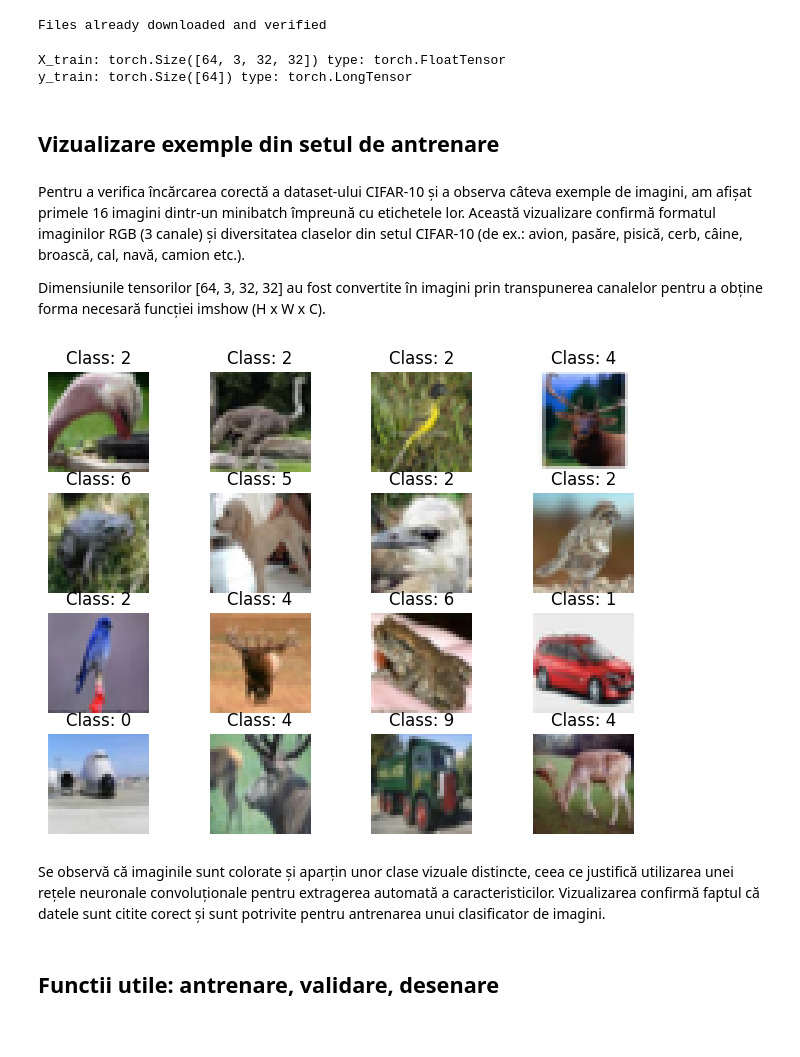
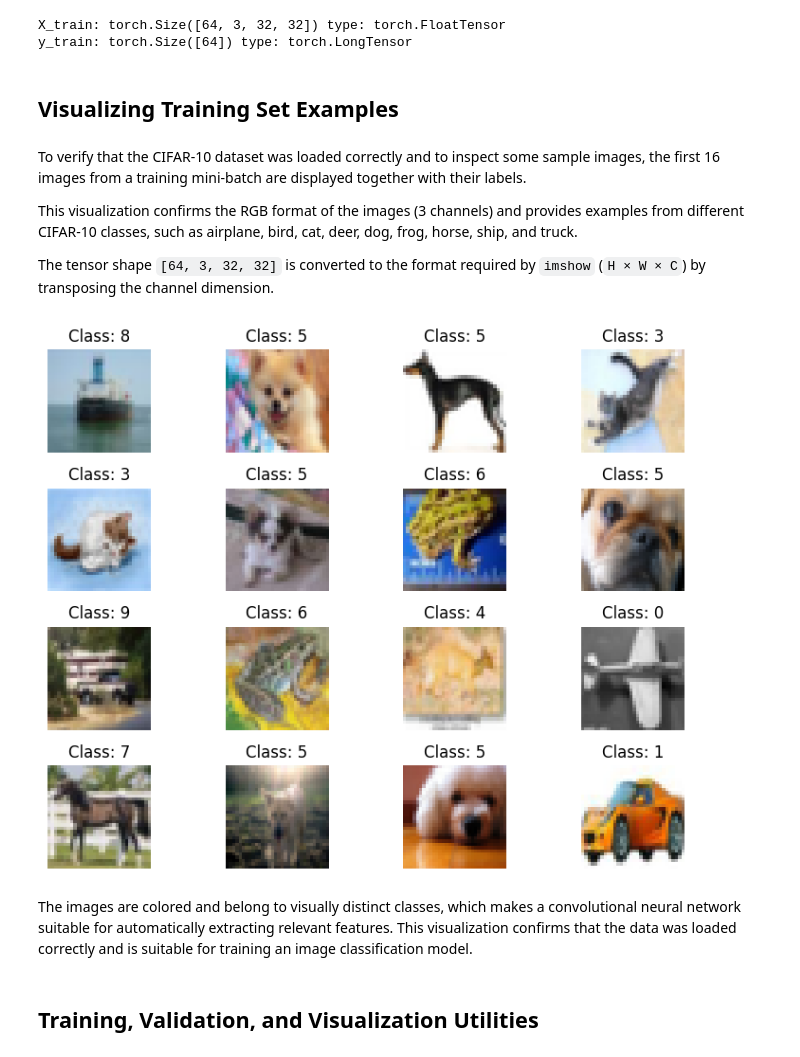
Before and after one commit to AntonioVisan/cifar10-cnn-pytorch, a Jupyter notebook: CNN-CIFAR10-PyTorch.ipynb, the cells around one changed output. Drawn from its saved outputs; the diff is of its cells as text; code cells hidden in the pictures.

```diff
--- a/CNN-CIFAR10-PyTorch.ipynb
+++ b/CNN-CIFAR10-PyTorch.ipynb
@@ -105,30 +77,41 @@ Forma minibatch-ului este [batch_size, canale, înălțime, lățime], confirmat
 # %%
-# Dimensiunea unui minibatch
-batch_size : int = 64
+# Minibatch size
+batch_size: int = 64
 
-# CIFAR-10: 50k imagini pentru train, 10k pentru test (validare)
-# transform=ToTensor convertește din imagine PIL în tensor PyTorch normalizat [0,1]
-train_dataset : datasets.CIFAR10 = datasets.CIFAR10('./data',
-                               train=True,
-                               download=True,
-                               transform=transforms.ToTensor())
+
+# CIFAR-10: 50,000 training images, 10,000 validation images
+# ToTensor converts PIL images into PyTorch tensors with values in [0, 1]
+
+train_dataset: datasets.CIFAR10 = datasets.CIFAR10(
+    "./data",
+    train=True,
+    download=True,
+    transform=transforms.ToTensor()
+)
 
 assert len(train_dataset) == 50000
 
-validation_dataset : datasets.CIFAR10 = datasets.CIFAR10('./data',
-                                    train=False,
-                                    transform=transforms.ToTensor())
+
+validation_dataset: datasets.CIFAR10 = datasets.CIFAR10(
+    "./data",
+    train=False,
+    transform=transforms.ToTensor()
+)
 
 assert len(validation_dataset) == 10000
 
-# DataLoader gestionează minibatch-urile și shuffle pentru antrenare
-train_loader : torch.utils.data.DataLoader = torch.utils.data.DataLoader(dataset=train_dataset,
-                                           batch_size=batch_size,
-                                           shuffle=True)
 
-validation_loader : torch.utils.data.DataLoader = torch.utils.data.DataLoader(dataset=validation_dataset,
-                                                batch_size=batch_size,
-                                                shuffle=False)
+# DataLoader manages minibatches and shuffling for training
+
+train_loader: torch.utils.data.DataLoader = torch.utils.data.DataLoader(
+    dataset=train_dataset,
+    batch_size=batch_size,
+    shuffle=True
+)
+
+validation_loader: torch.utils.data.DataLoader = torch.utils.data.DataLoader(
+    dataset=validation_dataset,
+    batch_size=batch_size,
+    shuffle=False
+)
-# %% [output]
-Files already downloaded and verified
 # %%
@@ -151,23 +133,27 @@ os.environ['KMP_DUPLICATE_LIB_OK'] = 'True'
 # %% [markdown]
-## Vizualizare exemple din setul de antrenare
+## Visualizing Training Set Examples
 # %% [markdown]
-Pentru a verifica încărcarea corectă a dataset-ului CIFAR-10 și a observa câteva exemple de imagini, am afișat primele 16 imagini dintr-un minibatch împreună cu etichetele lor. Această vizualizare confirmă formatul imaginilor RGB (3 canale) și diversitatea claselor din setul CIFAR-10 (de ex.: avion, pasăre, pisică, cerb, câine, broască, cal, navă, camion etc.).
+To verify that the CIFAR-10 dataset was loaded correctly and to inspect some sample images, the first 16 images from a training mini-batch are displayed together with their labels.
 
-Dimensiunile tensorilor [64, 3, 32, 32] au fost convertite în imagini prin transpunerea canalelor pentru a obține forma necesară funcției imshow (H x W x C).
+This visualization confirms the RGB format of the images (3 channels) and provides examples from different CIFAR-10 classes, such as airplane, bird, cat, deer, dog, frog, horse, ship, and truck.
+
+The tensor shape `[64, 3, 32, 32]` is converted to the format required by `imshow` (`H × W × C`) by transposing the channel dimension.
 # %%
-pltsize : int =1
+# Display the first 16 images from the training mini-batch
+
 plt.figure(figsize=(8, 6))
 
-i : int
 for i in range(16):
-    plt.subplot(4,4,i+1)
+    plt.subplot(4, 4, i + 1)
     plt.axis('off')
-    plt.imshow(X_train[i,:,:,:].numpy().reshape(3,32,32).transpose(1,2,0))
-    plt.title('Class: '+str(y_train[i].item()))
+    plt.imshow(X_train[i].numpy().transpose(1, 2, 0))
+    plt.title('Class: ' + str(y_train[i].item()))
+
+plt.tight_layout()
 # %% [output]
-[figure, old version]
+[figure, new version]
 # %% [markdown]
-Se observă că imaginile sunt colorate și aparțin unor clase vizuale distincte, ceea ce justifică utilizarea unei rețele neuronale convoluționale pentru extragerea automată a caracteristicilor. Vizualizarea confirmă faptul că datele sunt citite corect și sunt potrivite pentru antrenarea unui clasificator de imagini.
+The images are colored and belong to visually distinct classes, which makes a convolutional neural network suitable for automatically extracting relevant features. This visualization confirms that the data was loaded correctly and is suitable for training an image classification model.
 # %% [markdown]
-## Functii utile: antrenare, validare, desenare
+## Training, Validation, and Visualization Utilities
 # %% [markdown]
```
Also changed, not shown: parts of 30 cells of this notebook, 2 other files.
